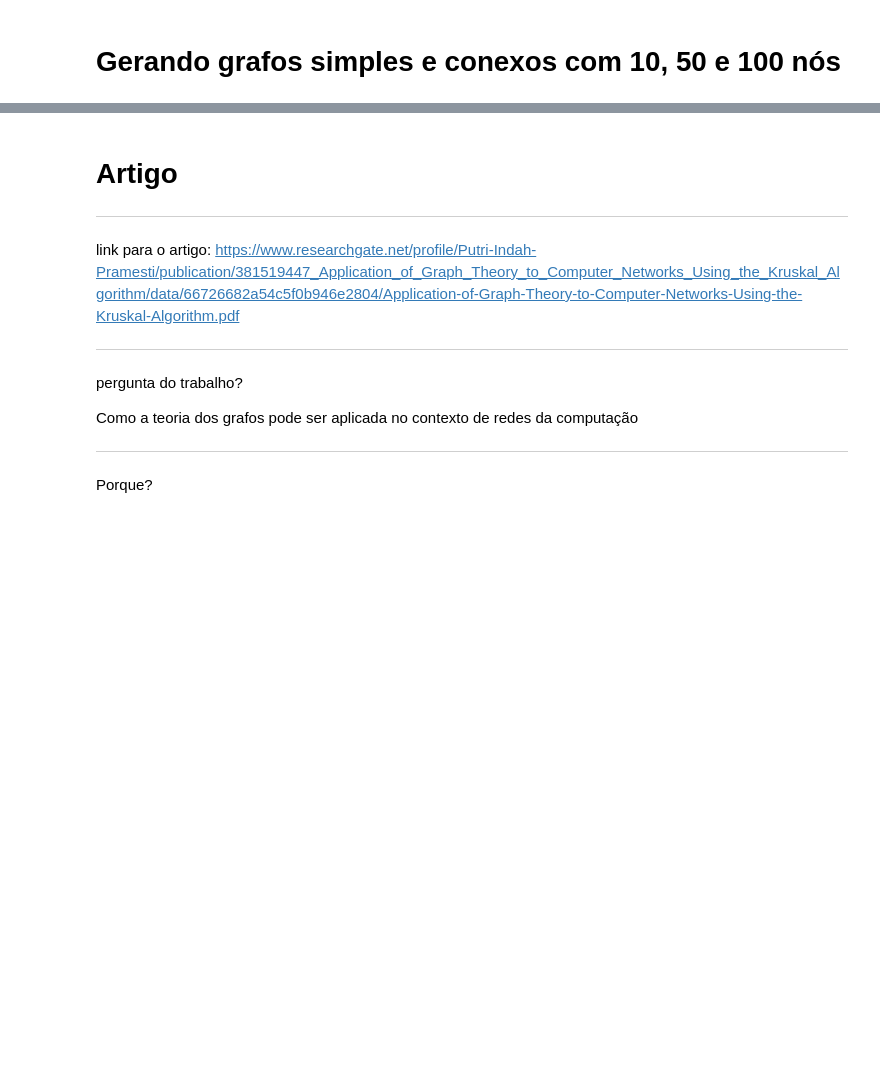
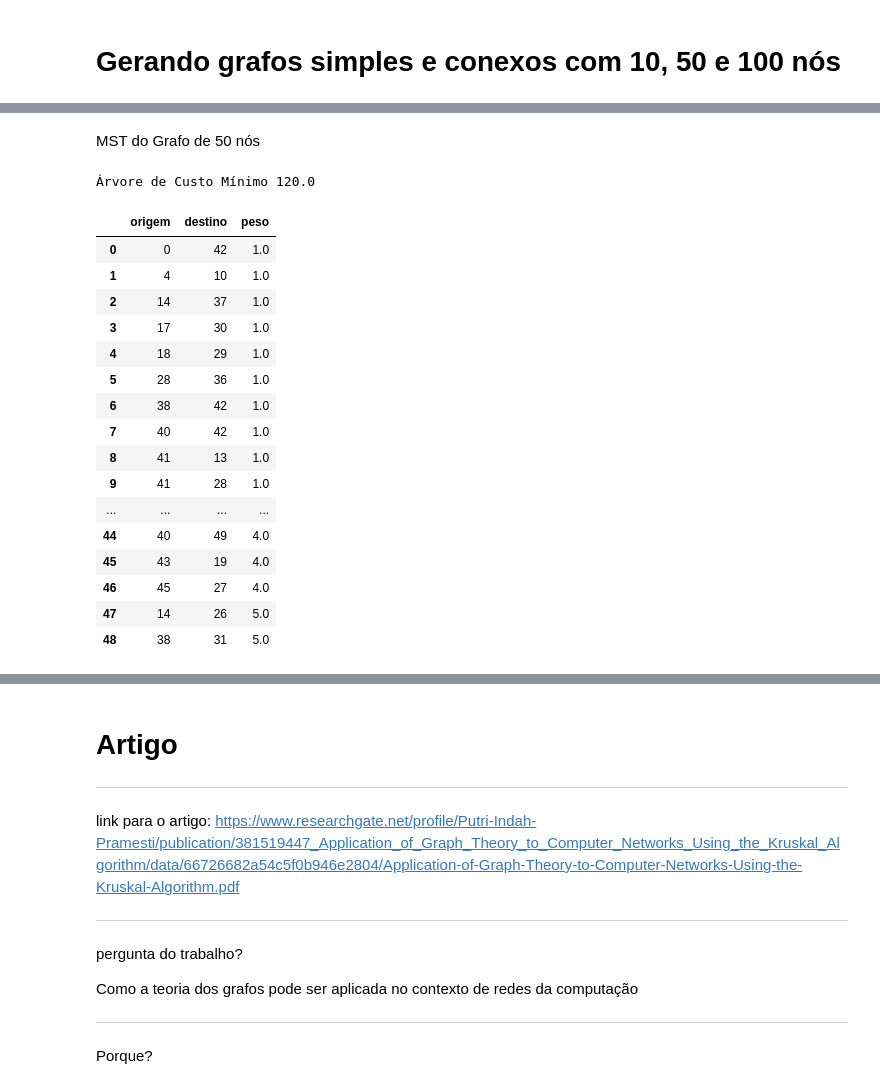
Before and after one commit to mxtqnt/Grafos, a Jupyter notebook: TrabalhoGrafos.ipynb, the cells around one changed output, grey strips where cells are left out. Drawn from its saved outputs; the diff is of its cells as text; code cells hidden in the pictures; blank space fills up the shorter version.

Commit message:
- Implementação da Lista de Arestas - Implementação do Algoritmo de Kruskal - Organização das Células

```diff
--- a/TrabalhoGrafos.ipynb
+++ b/TrabalhoGrafos.ipynb
@@ -78,0 +227,12 @@ for pos,n in enumerate([10, 50, 100]):
+# %%
+# Função pra Ordenar a Lista de Arestas
+def sortAresta(matriz_custo):
+  lista_aresta = []
+
+  for i in range(len(matriz_custo)):
+      for j in range(len(matriz_custo)):
+          if matriz_custo[i][j] != 0:
+            lista_aresta.append((i,j,matriz_custo[i][j]))
+
+  lista_aresta.sort(key=lambda x: x[2])
+  return lista_aresta
@@ -78,0 +257,25 @@ for pos,n in enumerate([10, 50, 100]):
+# %% [markdown]
+MST do Grafo de 50 nós
+# %%
+lista_aresta = sortAresta(matrizes_custo[1])
+
+KruskalMST(lista_aresta)
+# %% [output]
+Árvore de Custo Mínimo 120.0
+|  | origem | destino | peso |
+| 0 | 0 | 42 | 1.0 |
+| 1 | 4 | 10 | 1.0 |
+| 2 | 14 | 37 | 1.0 |
+| 3 | 17 | 30 | 1.0 |
+| 4 | 18 | 29 | 1.0 |
+| 5 | 28 | 36 | 1.0 |
+| 6 | 38 | 42 | 1.0 |
+| 7 | 40 | 42 | 1.0 |
+| 8 | 41 | 13 | 1.0 |
+| 9 | 41 | 28 | 1.0 |
+| ... | ... | ... | ... |
+| 44 | 40 | 49 | 4.0 |
+| 45 | 43 | 19 | 4.0 |
+| 46 | 45 | 27 | 4.0 |
+| 47 | 14 | 26 | 5.0 |
+| 48 | 38 | 31 | 5.0 |
```
Also changed, not shown: parts of 12 cells of this notebook.
